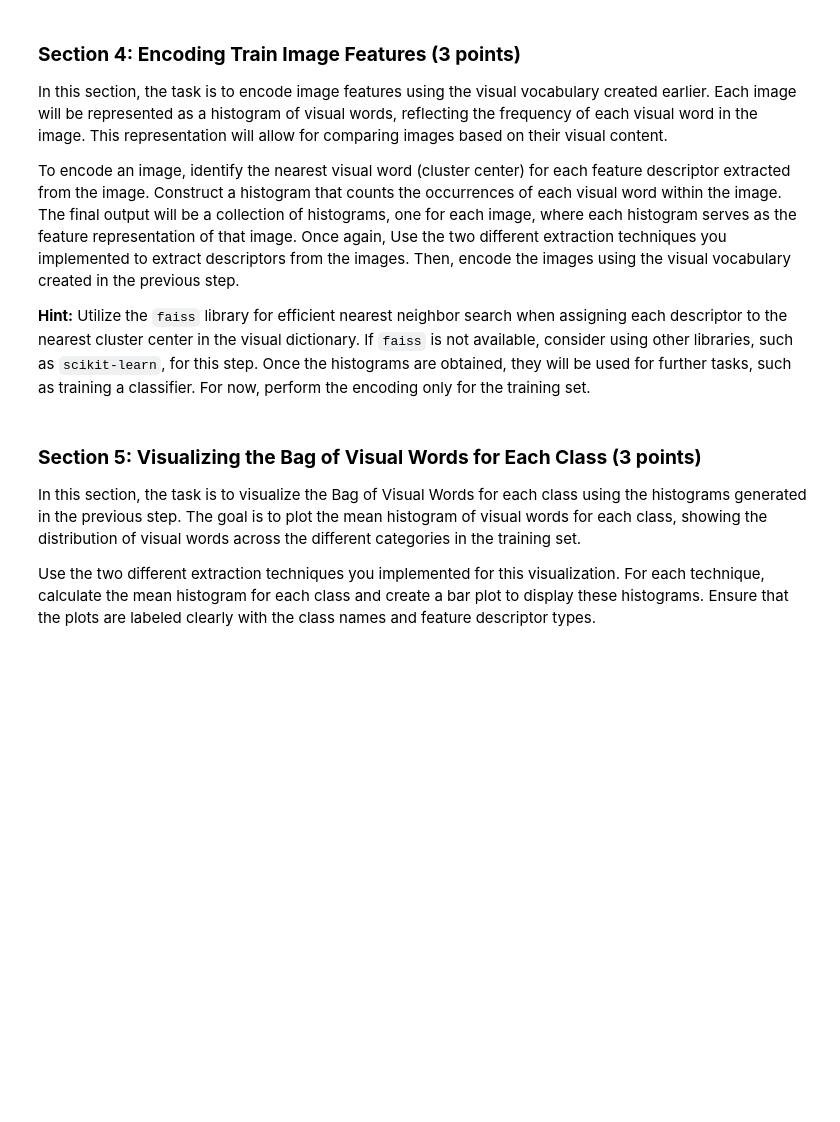
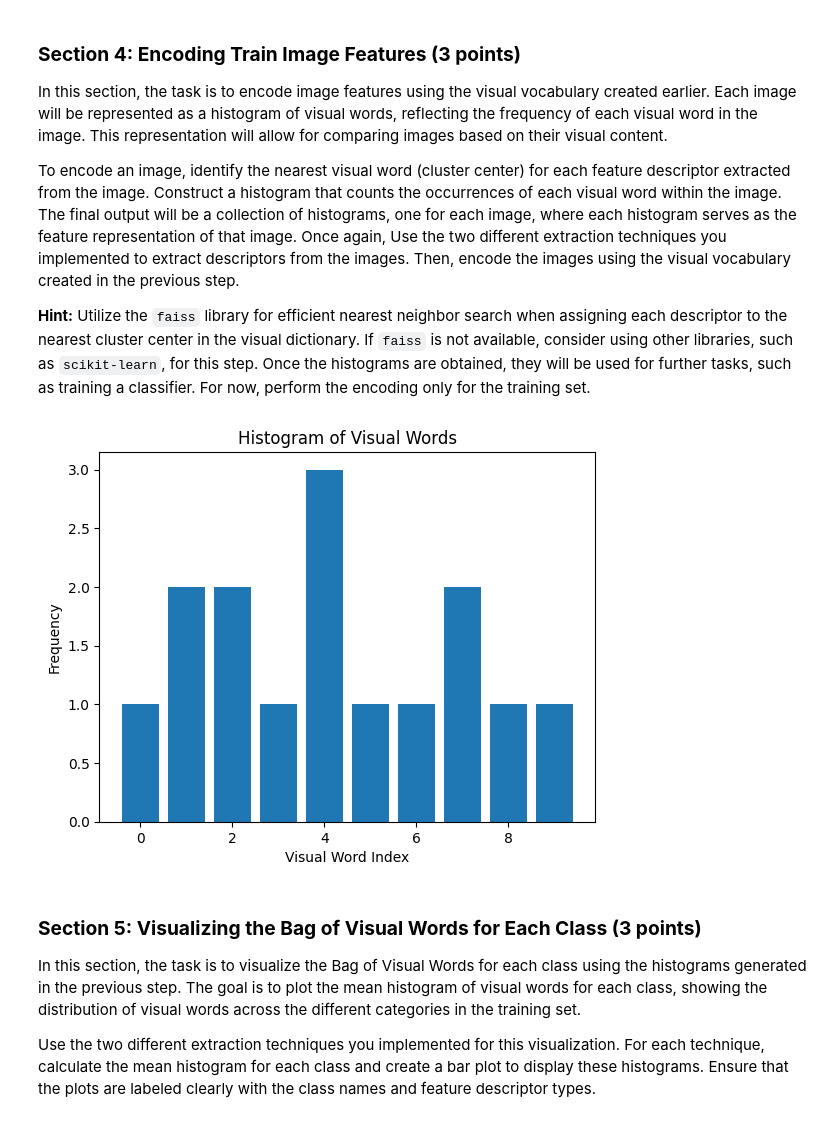
Before and after one commit to meherc99/group44_cv_labs, a Jupyter notebook: cv1-final-lab-part-1/cv1-final-lab-part-1.ipynb, the cells around one changed output. Drawn from its saved outputs; the diff is of its cells as text; code cells hidden in the pictures; blank space fills up the shorter version.

```diff
--- a/cv1-final-lab-part-1/cv1-final-lab-part-1.ipynb
+++ b/cv1-final-lab-part-1/cv1-final-lab-part-1.ipynb
@@ -271,7 +271,7 @@ kp, des  = extract_features(train_images[0], 'sift', as_gray=True)
 all_descriptors = []
 
 for i, img in tqdm(enumerate(train_images[:3000]), "Extracting Features", total=len(train_images[:3000])):
-    kp, des  = extract_features(img, 'sift', as_gray=True)
+    kp, des  = extract_features(img, 'orb', as_gray=True)
     if des is not None:
         all_descriptors.append(des)
 # %%
@@ -299,7 +299,7 @@ from sklearn.decomposition import PCA
 from sklearn.preprocessing import StandardScaler
 
 # Number of clusters
-n_clusters = 10
+num_of_visual_words = n_clusters = 10
 
 # Number of iterations
 n_iter = 200
@@ -389,3 +418,26 @@ To encode an image, identify the nearest visual word (cluster center) for each f
+# %%
+
+extraction_method = 'sift'
+num_of_visual_words = 10
+# %%
+
+# Encode training images
+train_histograms = encode_image_features(train_images, extraction_method,kmeans, num_of_visual_words)
+print(f"Encoded train histograms: {train_histograms.shape}")
+
+# Encode test images
+# test_histograms = encode_image_features(test_images, kmeans, num_of_visual_words)
+# print(f"Encoded test histograms: {test_histograms.shape}")
+# %%
+# Plotting 1 the histograms
+i=5
+plt.bar(range(len(train_histograms[i])), train_histograms[i])
+plt.xlabel('Visual Word Index')
+plt.ylabel('Frequency')
+plt.title('Histogram of Visual Words')
+plt.show()
+# %% [output]
+[figure, added]
 # %% [markdown]
 <a id="section-5"></a>
 ### **Section 5: Visualizing the Bag of Visual Words for Each Class (3 points)**
```
Also changed, not shown: parts of 5 cells of this notebook.
